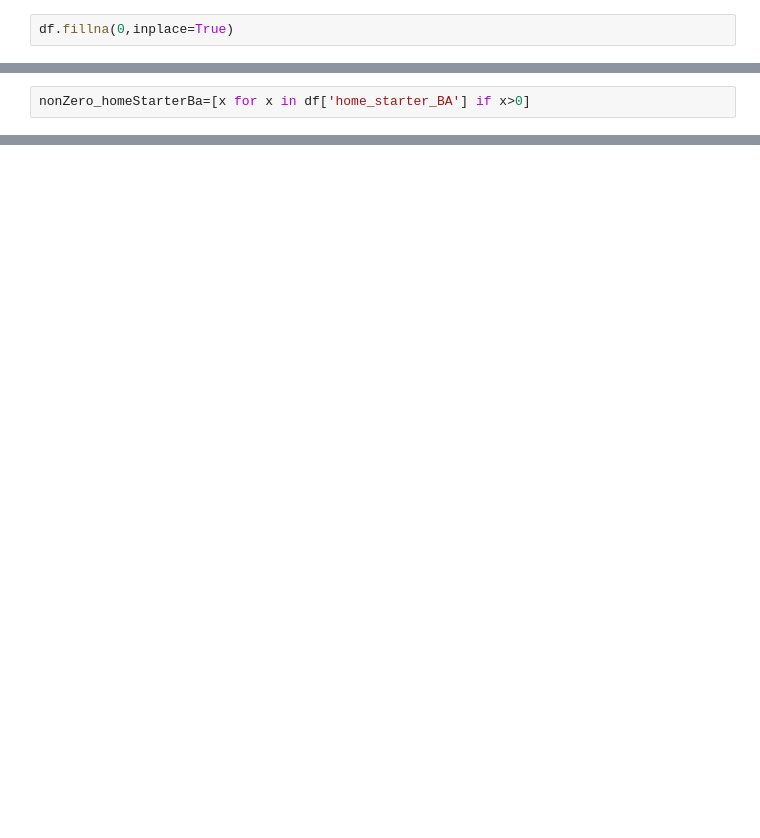
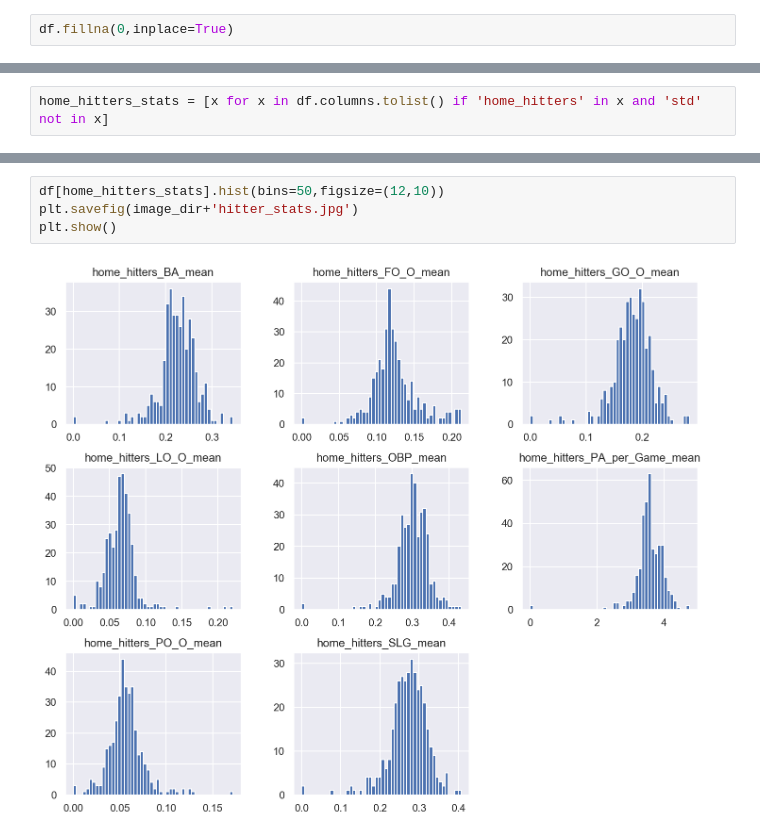
Before and after one commit to schlinkertc/mlb_predictions, a Jupyter notebook: eda.ipynb, the cells around one changed output, grey strips where cells are left out. Saved outputs shown, nothing was run; the diff lists cells and outputs as text; blank space fills up the shorter version.

```diff
--- a/eda.ipynb
+++ b/eda.ipynb
@@ -104,2 +172,2 @@ df.columns.tolist()
 # %%
-nonZero_homeStarterBa=[x for x in df['home_starter_BA'] if x>0]
+home_hitters_stats = [x for x in df.columns.tolist() if 'home_hitters' in x and 'std' not in x]
@@ -115,0 +185,6 @@ sns.distplot([x for x in df['home_hitters_SLG_mean'] if x>0])
+# %%
+df[home_hitters_stats].hist(bins=50,figsize=(12,10))
+plt.savefig(image_dir+'hitter_stats.jpg')
+plt.show()
+# %% [output]
+[figure, added]
```
Also changed, not shown: parts of 23 cells of this notebook, 9 other files.
